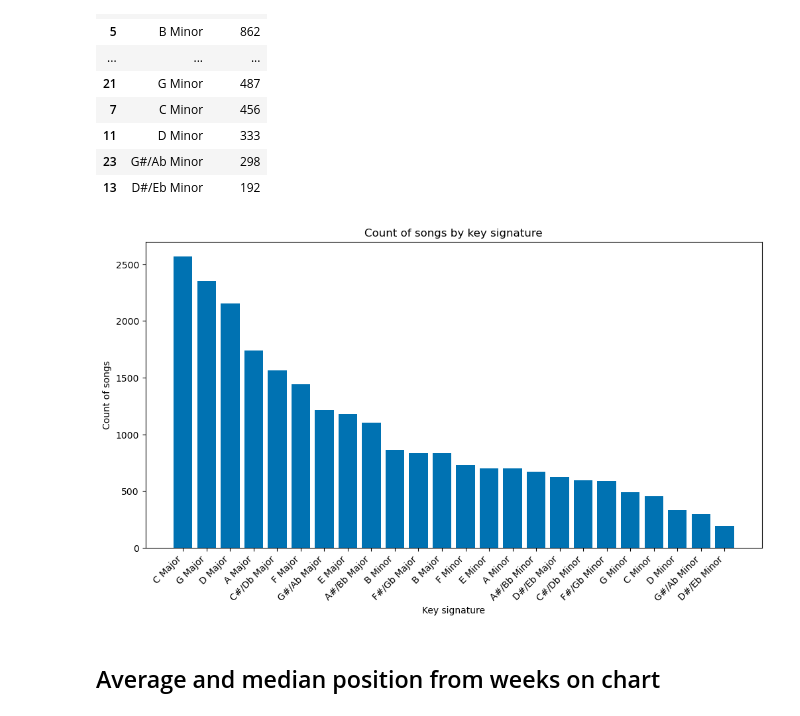
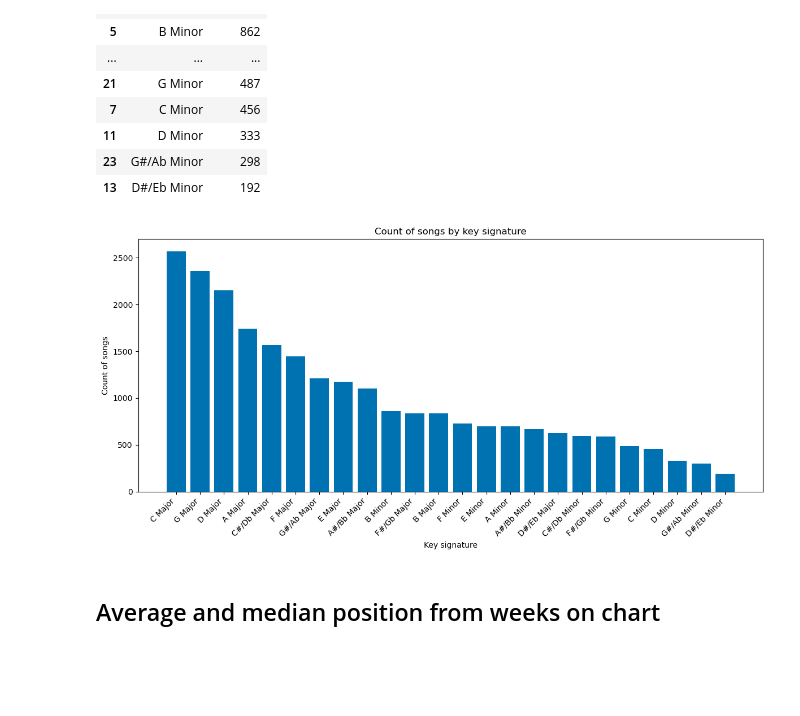
Before and after one commit to dliang5299/Spotify-Analysis, a Jupyter notebook: Deric_EDA.ipynb, the cells around one changed output. Drawn from its saved outputs; the diff is of its cells as text; code cells hidden in the pictures; blank space fills up the shorter version.

```diff
--- a/Deric_EDA.ipynb
+++ b/Deric_EDA.ipynb
@@ -135,15 +136,16 @@ key_agg
 # %%
 # Plot artists with 5 or more number 1 hits
 plt.figure(figsize=(12, 6))
 plt.bar(key_agg.key_final, key_agg.song_id)
 plt.title('Count of songs by key signature')
 plt.xlabel('Key signature')
 plt.ylabel('Count of songs')
 plt.xticks(rotation=45, ha='right')
+plt.tight_layout()
 plt.savefig('plots/key_bar.png')
 plt.show()
 # %% [output]
-[figure, old version]
+[figure, new version]
 # %% [markdown]
 ## Average and median position from weeks on chart
 # %%
```
Also changed, not shown: parts of 1 cell of this notebook, 4 other files.
